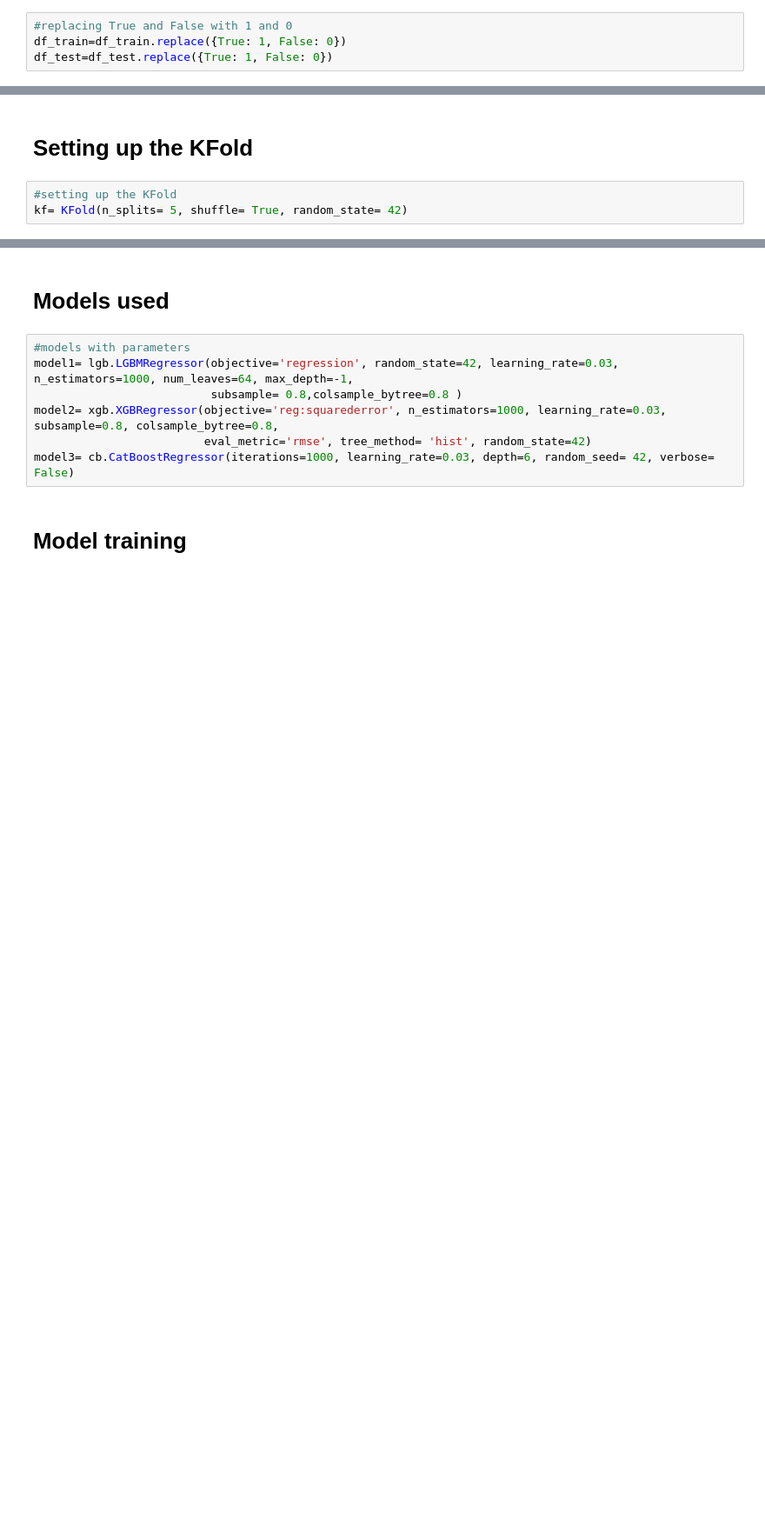
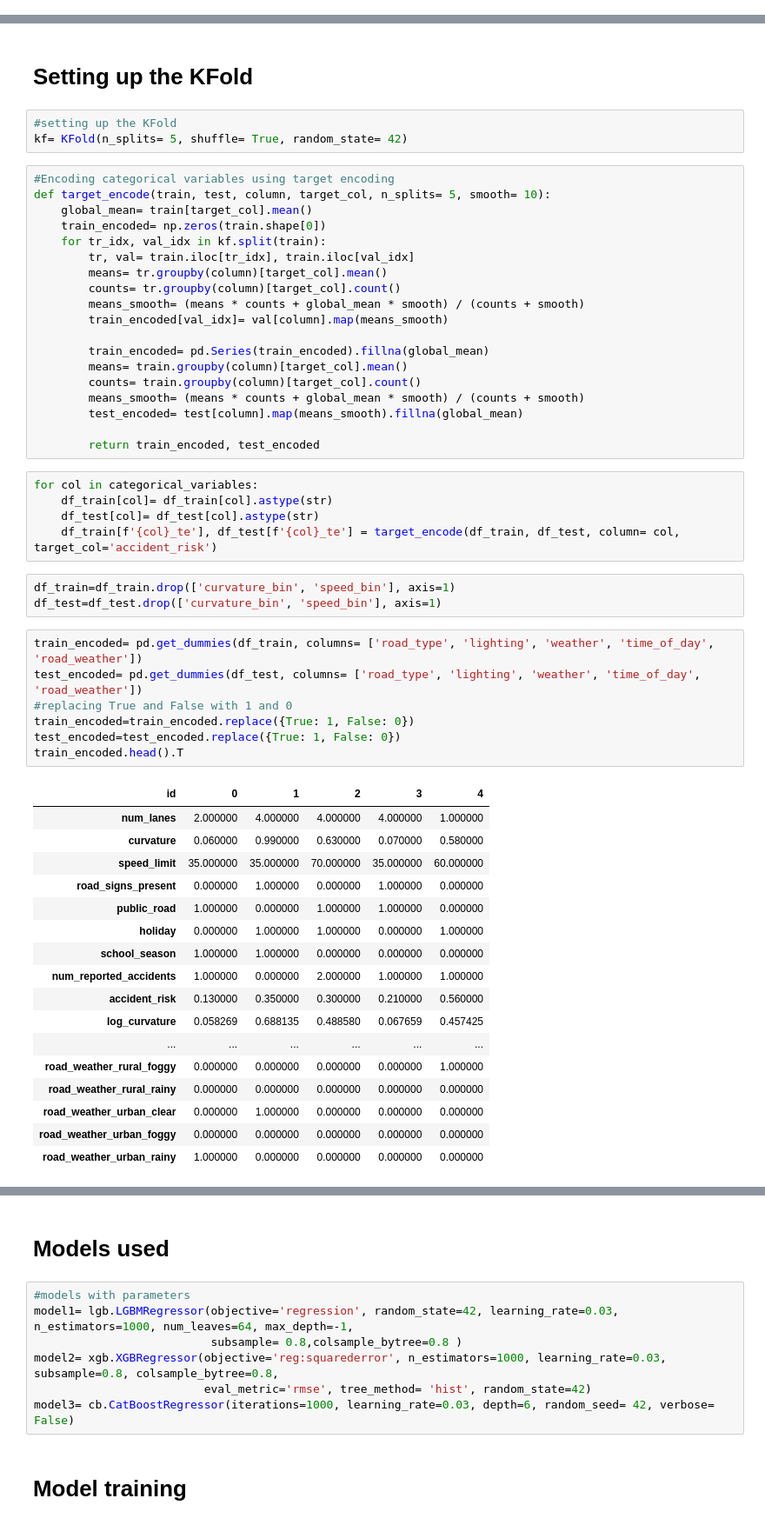
Before and after one commit to StutiSharma22/Kaggle-projects, a Jupyter notebook: predicting-road-accident-risk.ipynb, the cells around one changed output, grey strips where cells are left out. Shown at 87% size. Cells and saved outputs as stored; diff of their text form; blank space fills up the shorter version.

Commit message:
Kaggle Notebook | Predicting Road Accident Risk | Version 18

```diff
--- a/predicting-road-accident-risk.ipynb
+++ b/predicting-road-accident-risk.ipynb
@@ -199,4 +196,0 @@ df_test= pd.get_dummies(df_test, columns=categorical_variables, drop_first=True)
-# %%
-#replacing True and False with 1 and 0
-df_train=df_train.replace({True: 1, False: 0})
-df_test=df_test.replace({True: 1, False: 0})
@@ -217,3 +199,55 @@ X_test_scaled= pd.DataFrame(X_test_scaled, columns=X_test.columns, index=X_test.
 # %%
 #setting up the KFold
 kf= KFold(n_splits= 5, shuffle= True, random_state= 42)
+# %%
+#Encoding categorical variables using target encoding
+def target_encode(train, test, column, target_col, n_splits= 5, smooth= 10):
+    global_mean= train[target_col].mean()
+    train_encoded= np.zeros(train.shape[0])
+    for tr_idx, val_idx in kf.split(train):
+        tr, val= train.iloc[tr_idx], train.iloc[val_idx]
+        means= tr.groupby(column)[target_col].mean()
+        counts= tr.groupby(column)[target_col].count()
+        means_smooth= (means * counts + global_mean * smooth) / (counts + smooth)
+        train_encoded[val_idx]= val[column].map(means_smooth)
+
+        train_encoded= pd.Series(train_encoded).fillna(global_mean)
+        means= train.groupby(column)[target_col].mean()
+        counts= train.groupby(column)[target_col].count()
+        means_smooth= (means * counts + global_mean * smooth) / (counts + smooth)
+        test_encoded= test[column].map(means_smooth).fillna(global_mean)
+
+        return train_encoded, test_encoded
+# %%
+for col in categorical_variables:
+    df_train[col]= df_train[col].astype(str)
+    df_test[col]= df_test[col].astype(str)
+    df_train[f'{col}_te'], df_test[f'{col}_te'] = target_encode(df_train, df_test, column= col, target_col='accident_risk')
+# %%
+df_train=df_train.drop(['curvature_bin', 'speed_bin'], axis=1)
+df_test=df_test.drop(['curvature_bin', 'speed_bin'], axis=1)
+# %%
+train_encoded= pd.get_dummies(df_train, columns= ['road_type', 'lighting', 'weather', 'time_of_day', 'road_weather'])
+test_encoded= pd.get_dummies(df_test, columns= ['road_type', 'lighting', 'weather', 'time_of_day', 'road_weather'])
+#replacing True and False with 1 and 0
+train_encoded=train_encoded.replace({True: 1, False: 0})
+test_encoded=test_encoded.replace({True: 1, False: 0})
+train_encoded.head().T
+# %% [output]
+| id | 0 | 1 | 2 | 3 | 4 |
+| num_lanes | 2.000000 | 4.000000 | 4.000000 | 4.000000 | 1.000000 |
+| curvature | 0.060000 | 0.990000 | 0.630000 | 0.070000 | 0.580000 |
+| speed_limit | 35.000000 | 35.000000 | 70.000000 | 35.000000 | 60.000000 |
+| road_signs_present | 0.000000 | 1.000000 | 0.000000 | 1.000000 | 0.000000 |
+| public_road | 1.000000 | 0.000000 | 1.000000 | 1.000000 | 0.000000 |
+| holiday | 0.000000 | 1.000000 | 1.000000 | 0.000000 | 1.000000 |
+| school_season | 1.000000 | 1.000000 | 0.000000 | 0.000000 | 0.000000 |
+| num_reported_accidents | 1.000000 | 0.000000 | 2.000000 | 1.000000 | 1.000000 |
+| accident_risk | 0.130000 | 0.350000 | 0.300000 | 0.210000 | 0.560000 |
+| log_curvature | 0.058269 | 0.688135 | 0.488580 | 0.067659 | 0.457425 |
+| ... | ... | ... | ... | ... | ... |
+| road_weather_rural_foggy | 0.000000 | 0.000000 | 0.000000 | 0.000000 | 1.000000 |
+| road_weather_rural_rainy | 0.000000 | 0.000000 | 0.000000 | 0.000000 | 0.000000 |
+| road_weather_urban_clear | 0.000000 | 1.000000 | 0.000000 | 0.000000 | 0.000000 |
+| road_weather_urban_foggy | 0.000000 | 0.000000 | 0.000000 | 0.000000 | 0.000000 |
+| road_weather_urban_rainy | 1.000000 | 0.000000 | 0.000000 | 0.000000 | 0.000000 |
```
Also changed, not shown: parts of 12 cells of this notebook.
